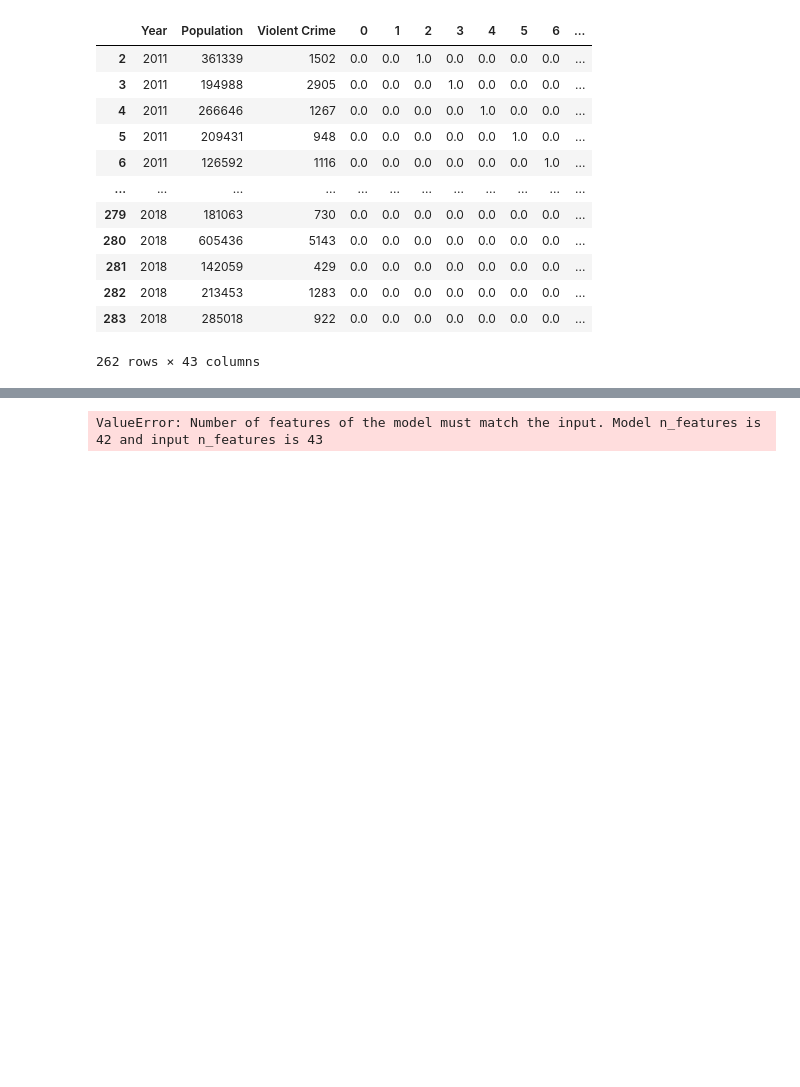
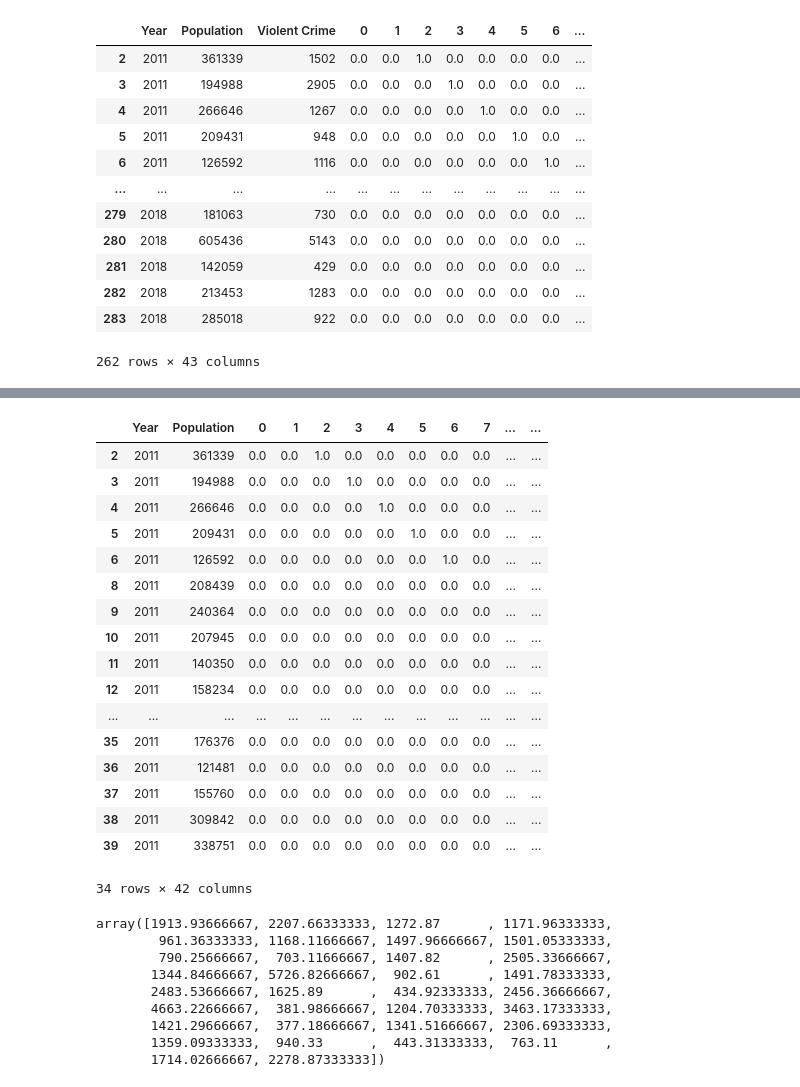
Before and after one commit to elysesulkey/National-Crime-Data-Analysis-Expanded, a Jupyter notebook: static/ipynb/RandomForestViolentCrime.ipynb, the cells around one changed output, grey strips where cells are left out. Drawn from its saved outputs; the diff is of its cells as text; code cells hidden in the pictures; blank space fills up the shorter version.

```diff
--- a/static/ipynb/RandomForestViolentCrime.ipynb
+++ b/static/ipynb/RandomForestViolentCrime.ipynb
@@ -165,9 +160,38 @@ y_pred = rf_model.predict(X_test)
 # %%
 encode_2028 = pd.DataFrame(enc.fit_transform(pop2028[["State"]]))
 
-encode_2028 = cleaned.drop(["State"], axis=1).merge(encode_2028,left_index=True, right_index=True)
+encode_2028 = cleaned.drop(["State", "Violent Crime"], axis=1).merge(encode_2028,left_index=True, right_index=True)
+
+encode_2028
+# %% [output]
+|  | Year | Population | 0 | 1 | 2 | 3 | 4 | 5 | 6 | 7 | ... | ... |
+| 2 | 2011 | 361339 | 0.0 | 0.0 | 1.0 | 0.0 | 0.0 | 0.0 | 0.0 | 0.0 | ... | ... |
+| 3 | 2011 | 194988 | 0.0 | 0.0 | 0.0 | 1.0 | 0.0 | 0.0 | 0.0 | 0.0 | ... | ... |
+| 4 | 2011 | 266646 | 0.0 | 0.0 | 0.0 | 0.0 | 1.0 | 0.0 | 0.0 | 0.0 | ... | ... |
+| 5 | 2011 | 209431 | 0.0 | 0.0 | 0.0 | 0.0 | 0.0 | 1.0 | 0.0 | 0.0 | ... | ... |
+| 6 | 2011 | 126592 | 0.0 | 0.0 | 0.0 | 0.0 | 0.0 | 0.0 | 1.0 | 0.0 | ... | ... |
+| 8 | 2011 | 208439 | 0.0 | 0.0 | 0.0 | 0.0 | 0.0 | 0.0 | 0.0 | 0.0 | ... | ... |
+| 9 | 2011 | 240364 | 0.0 | 0.0 | 0.0 | 0.0 | 0.0 | 0.0 | 0.0 | 0.0 | ... | ... |
+| 10 | 2011 | 207945 | 0.0 | 0.0 | 0.0 | 0.0 | 0.0 | 0.0 | 0.0 | 0.0 | ... | ... |
+| 11 | 2011 | 140350 | 0.0 | 0.0 | 0.0 | 0.0 | 0.0 | 0.0 | 0.0 | 0.0 | ... | ... |
+| 12 | 2011 | 158234 | 0.0 | 0.0 | 0.0 | 0.0 | 0.0 | 0.0 | 0.0 | 0.0 | ... | ... |
+| ... | ... | ... | ... | ... | ... | ... | ... | ... | ... | ... | ... | ... |
+| 35 | 2011 | 176376 | 0.0 | 0.0 | 0.0 | 0.0 | 0.0 | 0.0 | 0.0 | 0.0 | ... | ... |
+| 36 | 2011 | 121481 | 0.0 | 0.0 | 0.0 | 0.0 | 0.0 | 0.0 | 0.0 | 0.0 | ... | ... |
+| 37 | 2011 | 155760 | 0.0 | 0.0 | 0.0 | 0.0 | 0.0 | 0.0 | 0.0 | 0.0 | ... | ... |
+| 38 | 2011 | 309842 | 0.0 | 0.0 | 0.0 | 0.0 | 0.0 | 0.0 | 0.0 | 0.0 | ... | ... |
+| 39 | 2011 | 338751 | 0.0 | 0.0 | 0.0 | 0.0 | 0.0 | 0.0 | 0.0 | 0.0 | ... | ... |
+34 rows × 42 columns
 # %%
 pred_2028 = rf_model.predict(encode_2028)
 pred_2028
 # %% [output]
-ValueError: Number of features of the model must match the input. Model n_features is 42 and input n_features is 43
+array([1913.93666667, 2207.66333333, 1272.87      , 1171.96333333,
+        961.36333333, 1168.11666667, 1497.96666667, 1501.05333333,
+        790.25666667,  703.11666667, 1407.82      , 2505.33666667,
+       1344.84666667, 5726.82666667,  902.61      , 1491.78333333,
+       2483.53666667, 1625.89      ,  434.92333333, 2456.36666667,
+       4663.22666667,  381.98666667, 1204.70333333, 3463.17333333,
+       1421.29666667,  377.18666667, 1341.51666667, 2306.69333333,
+       1359.09333333,  940.33      ,  443.31333333,  763.11      ,
+       1714.02666667, 2278.87333333])
```
Also changed, not shown: parts of 11 cells of this notebook, 1 other file.
